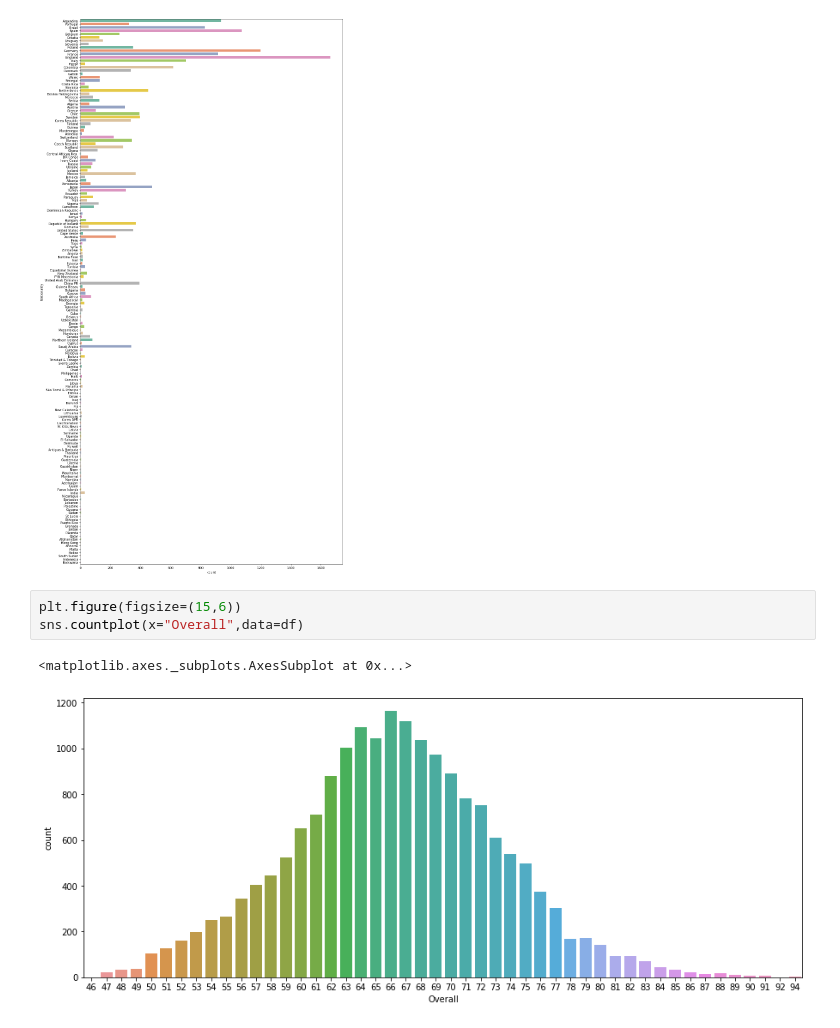
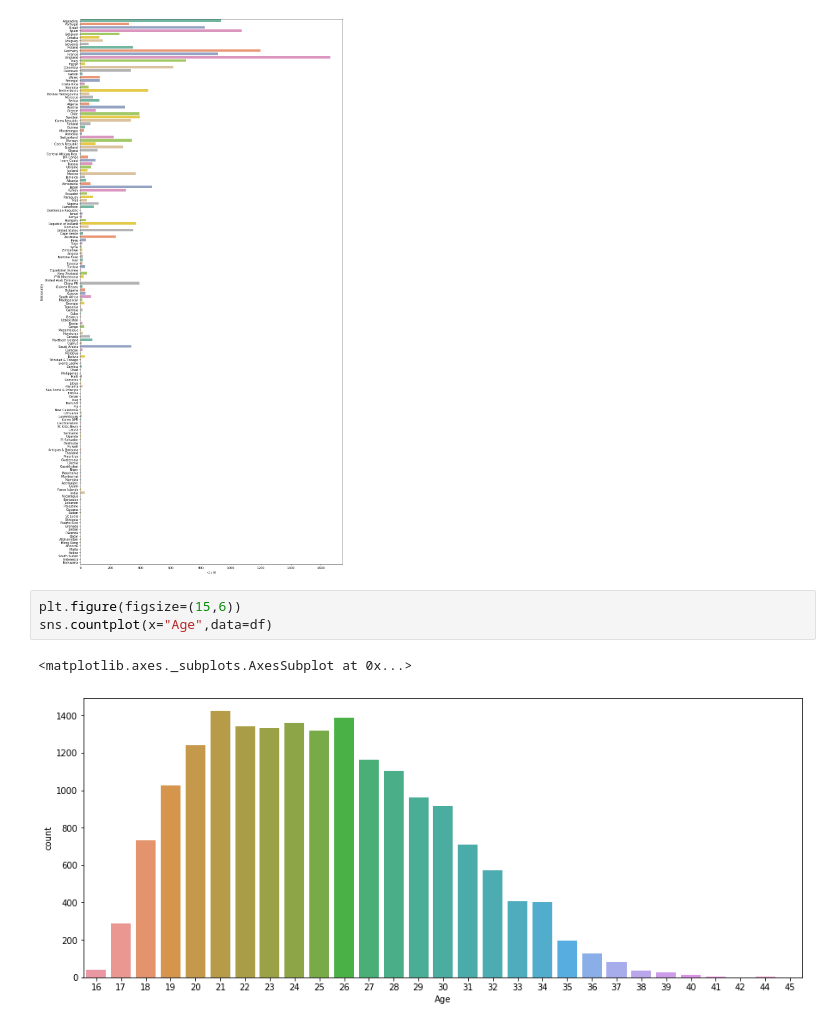
Before and after one commit to lawal-olaotan/Sportanalysis, a Jupyter notebook: Fifa_analysis.ipynb, the cells around one changed output. Saved outputs shown, nothing was run; the diff lists cells and outputs as text.

```diff
--- a/Fifa_analysis.ipynb
+++ b/Fifa_analysis.ipynb
@@ -34,7 +40,7 @@ sns.countplot(y = df.Nationality,palette = 'Set2')
 [figure]
 # %%
 plt.figure(figsize=(15,6))
-sns.countplot(x="Overall",data=df)
+sns.countplot(x="Age",data=df)
 # %% [output]
 <matplotlib.axes._subplots.AxesSubplot at 0x...>
-[figure, old version]
+[figure, new version]
```
Also changed, not shown: parts of 23 cells of this notebook.
